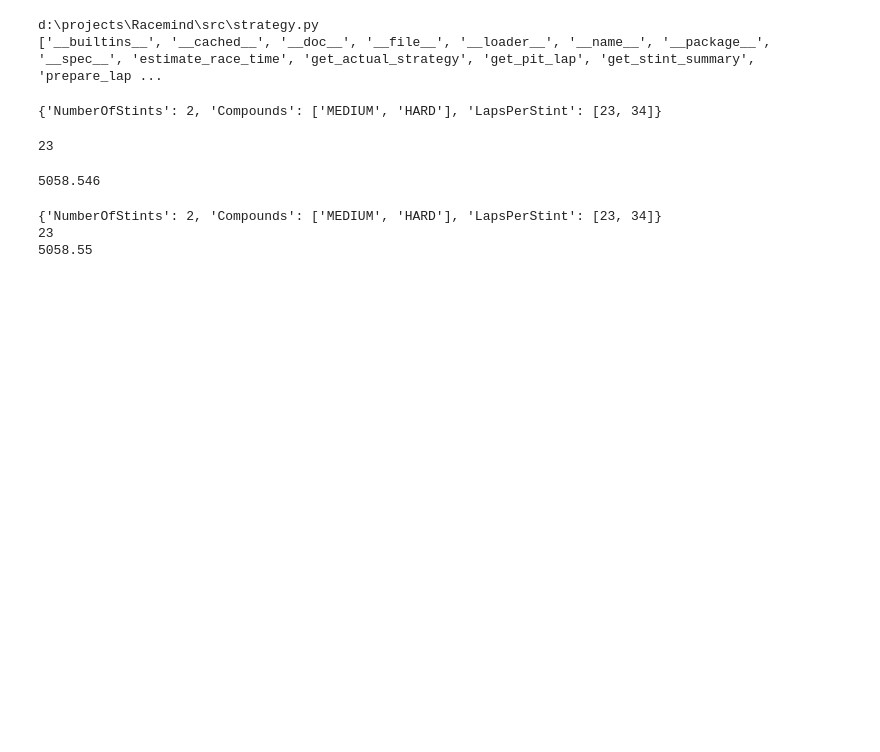
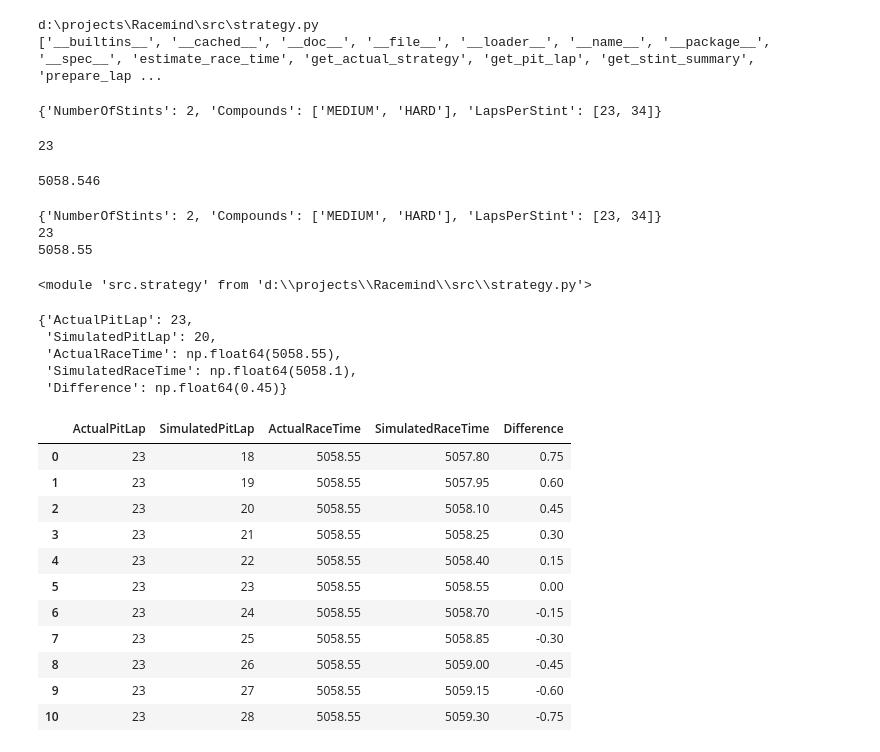
Before and after one commit to Entykeee/RaceMind, a Jupyter notebook: notebooks/exploration.ipynb, the cells around one changed output. Cells and saved outputs as stored; diff of their text form; code cells hidden in the pictures; blank space fills up the shorter version.

Commit message:
Build pit stop simulation prototype

```diff
--- a/notebooks/exploration.ipynb
+++ b/notebooks/exploration.ipynb
@@ -555,3 +555,10 @@ print(round(estimate_race_time(ver_laps), 2))
 {'NumberOfStints': 2, 'Compounds': ['MEDIUM', 'HARD'], 'LapsPerStint': [23, 34]}
 23
 5058.55
+# %%
+import importlib
+import src.strategy
+
+importlib.reload(src.strategy)
+# %% [output]
+<module 'src.strategy' from 'd:\\projects\\Racemind\\src\\strategy.py'>
@@ -557,0 +567,41 @@ print(round(estimate_race_time(ver_laps), 2))
+# %%
+simulate_pit_stop(
+    ver_laps,
+    pit_lap=20
+)
+# %% [output]
+{'ActualPitLap': 23,
+ 'SimulatedPitLap': 20,
+ 'ActualRaceTime': np.float64(5058.55),
+ 'SimulatedRaceTime': np.float64(5058.1),
+ 'Difference': np.float64(0.45)}
+# %%
+results = []
+
+for lap in range(18, 29):
+
+    simulation = simulate_pit_stop(
+        ver_laps,
+        pit_lap=lap
+    )
+
+    results.append(simulation)
+# %%
+import pandas as pd
+
+simulation_df = pd.DataFrame(results)
+
+simulation_df
+# %% [output]
+|  | ActualPitLap | SimulatedPitLap | ActualRaceTime | SimulatedRaceTime | Difference |
+| 0 | 23 | 18 | 5058.55 | 5057.80 | 0.75 |
+| 1 | 23 | 19 | 5058.55 | 5057.95 | 0.60 |
+| 2 | 23 | 20 | 5058.55 | 5058.10 | 0.45 |
+| 3 | 23 | 21 | 5058.55 | 5058.25 | 0.30 |
+| 4 | 23 | 22 | 5058.55 | 5058.40 | 0.15 |
+| 5 | 23 | 23 | 5058.55 | 5058.55 | 0.00 |
+| 6 | 23 | 24 | 5058.55 | 5058.70 | -0.15 |
+| 7 | 23 | 25 | 5058.55 | 5058.85 | -0.30 |
+| 8 | 23 | 26 | 5058.55 | 5059.00 | -0.45 |
+| 9 | 23 | 27 | 5058.55 | 5059.15 | -0.60 |
+| 10 | 23 | 28 | 5058.55 | 5059.30 | -0.75 |
```
Also changed, not shown: parts of 3 cells of this notebook, 1 other file.
